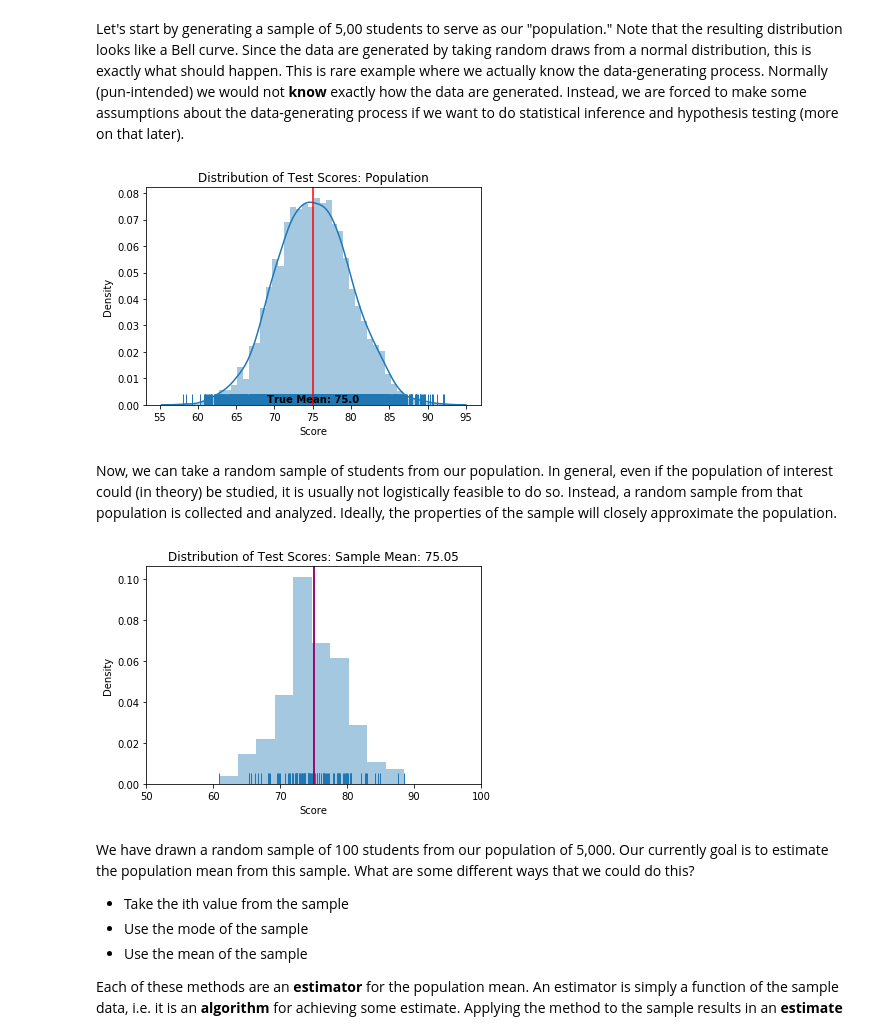
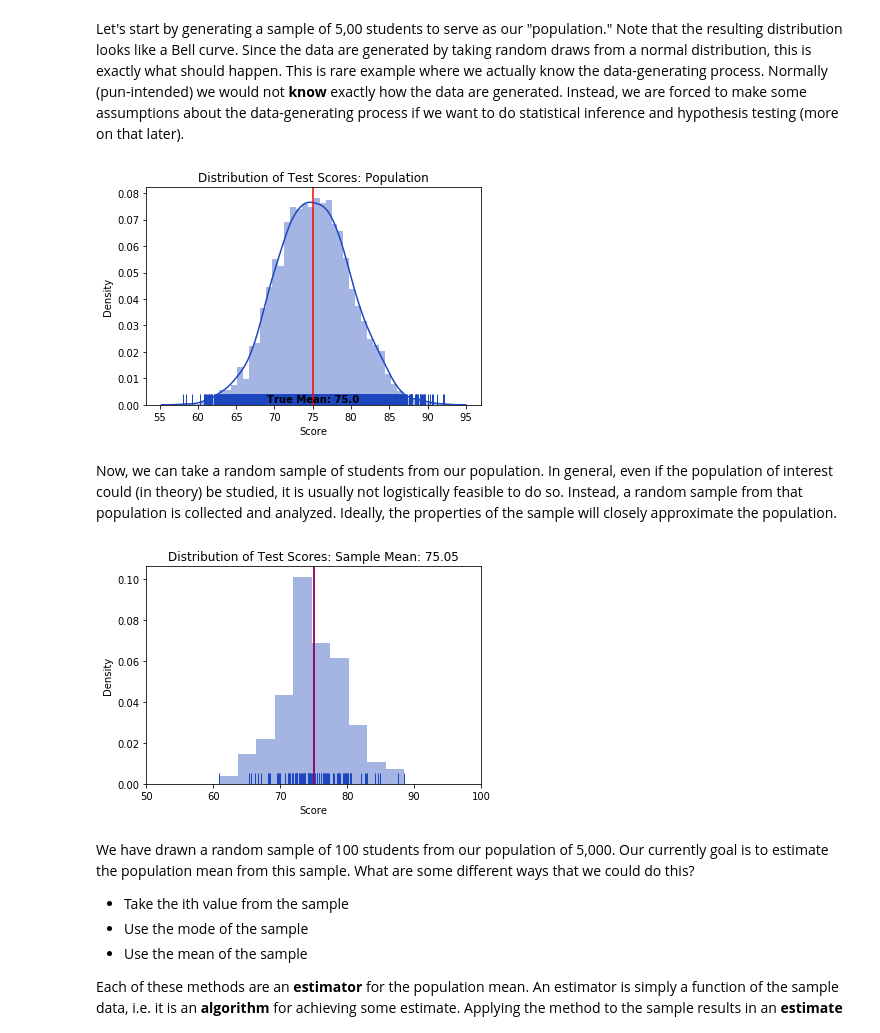
Before and after one commit to zduey/metrics, a Jupyter notebook: 00_background.ipynb, the cells around one changed output. Saved outputs shown, nothing was run; the diff lists cells and outputs as text; code cells hidden in the pictures.

```diff
--- a/00_background.ipynb
+++ b/00_background.ipynb
@@ -25,6 +25,9 @@ from sklearn.datasets import make_spd_matrix
 
 np.random.seed(12345)
 
+primary_color = "#1c46bd"
+secondary_color = "#14a758"
+
 %matplotlib inline
 # %% [markdown]
 ### Probability Distributions and Conditional Distributions
@@ -68,23 +72,23 @@ plt.savefig("./images/distributions.png", dpi=100)
 Let's start by generating a sample of 5,00 students to serve as our "population." Note that the resulting distribution looks like a Bell curve. Since the data are generated by taking random draws from a normal distribution, this is exactly what should happen. This is rare example where we actually know the data-generating process. Normally (pun-intended) we would not **know** exactly how the data are generated. Instead, we are forced to make some assumptions about the data-generating process if we want to do statistical inference and hypothesis testing (more on that later).
 # %%
 # Note: Even though we are generating this data randomly, we still consider it to be our true "population"
-student_population = np.random.normal(loc=75, scale=5, size=5000)\
+student_population = np.random.normal(loc=75, scale=5, size=5000)
 
 fig, ax = plt.subplots()
-sns.distplot(student_population, rug=True, norm_hist=True, ax=ax)
+sns.distplot(student_population, rug=True, norm_hist=True, ax=ax, color=primary_color)
 ax.axvline(75, 0, 1, color="r")
 ax.set_title("Distribution of Test Scores: Population")
 ax.set_xlabel("Score")
 ax.set_ylabel("Density")
 ax.text(75, 0.001, "True Mean: {}".format(round(np.mean(student_population))),
         horizontalalignment='center',
         size='medium',
         color='black',
         weight='semibold')
 
 plt.savefig("./images/student_population.png", dpg=600)
 # %% [output]
-[figure, old version]
+[figure, new version]
 # %% [markdown]
 Now, we can take a random sample of students from our population. In general, even if the population of interest could (in theory) be studied, it is usually not logistically feasible to do so. Instead, a random sample from that population is collected and analyzed. Ideally, the properties of the sample will closely approximate the population.
 # %%
@@ -93,7 +97,7 @@ single_sample = np.random.choice(student_population, size=100)
 t, p_val = ttest_1samp(single_sample, 75)
 
 fig, ax = plt.subplots()
-sns.distplot(single_sample, bins=10, kde=False, rug=True, norm_hist=True, ax=ax)
+sns.distplot(single_sample, bins=10, kde=False, rug=True, norm_hist=True, ax=ax, color=primary_color)
 ax.axvline(75, 0, 1, color="r")
 ax.axvline(np.mean(single_sample), 0, 1, color="purple")
 ax.set_xlim(50, 100)
@@ -102,7 +106,7 @@ ax.set_xlabel("Score")
 ax.set_ylabel("Density")
 plt.savefig("./images/student_sample.png", dpg=600)
 # %% [output]
-[figure, old version]
+[figure, new version]
 # %% [markdown]
 We have drawn a random sample of 100 students from our population of 5,000. Our currently goal is to estimate the population mean from this sample. What are some different ways that we could do this?
 - Take the ith value from the sample
```
Also changed, not shown: parts of 4 cells of this notebook, 20 other files.
